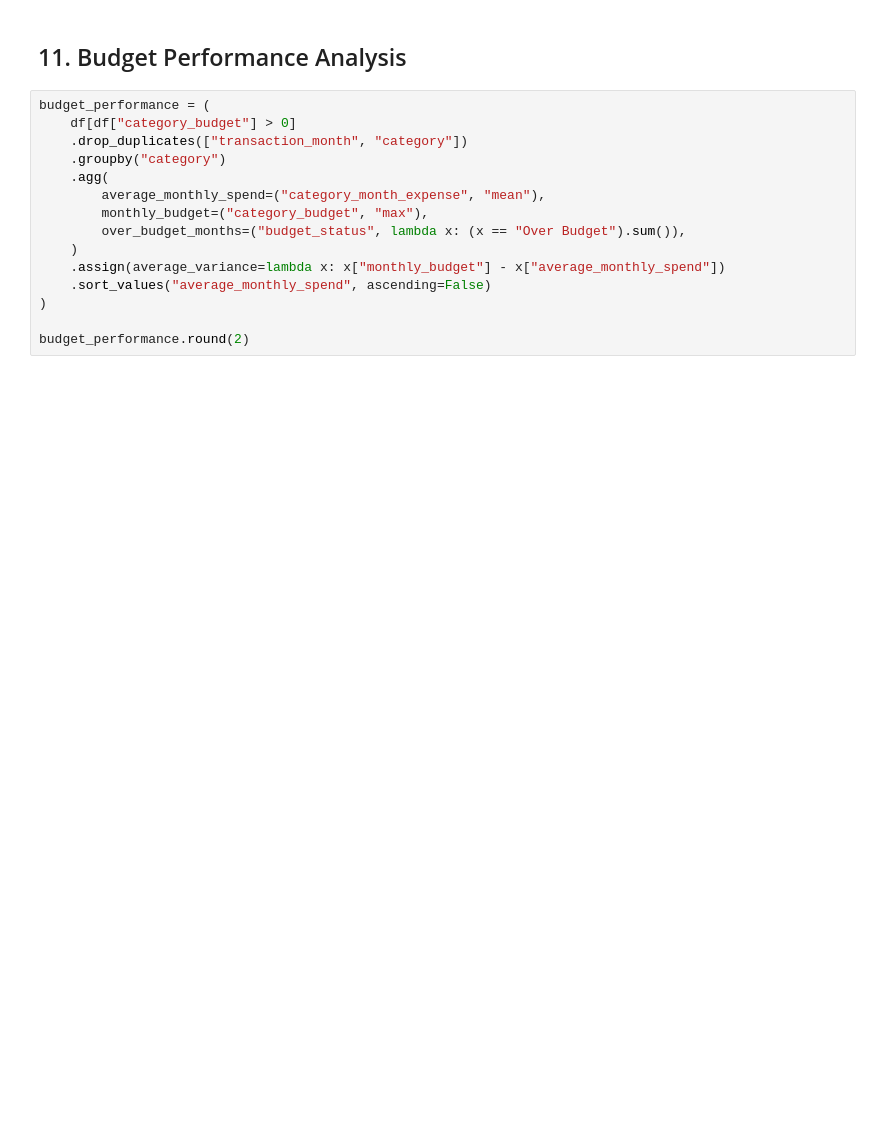
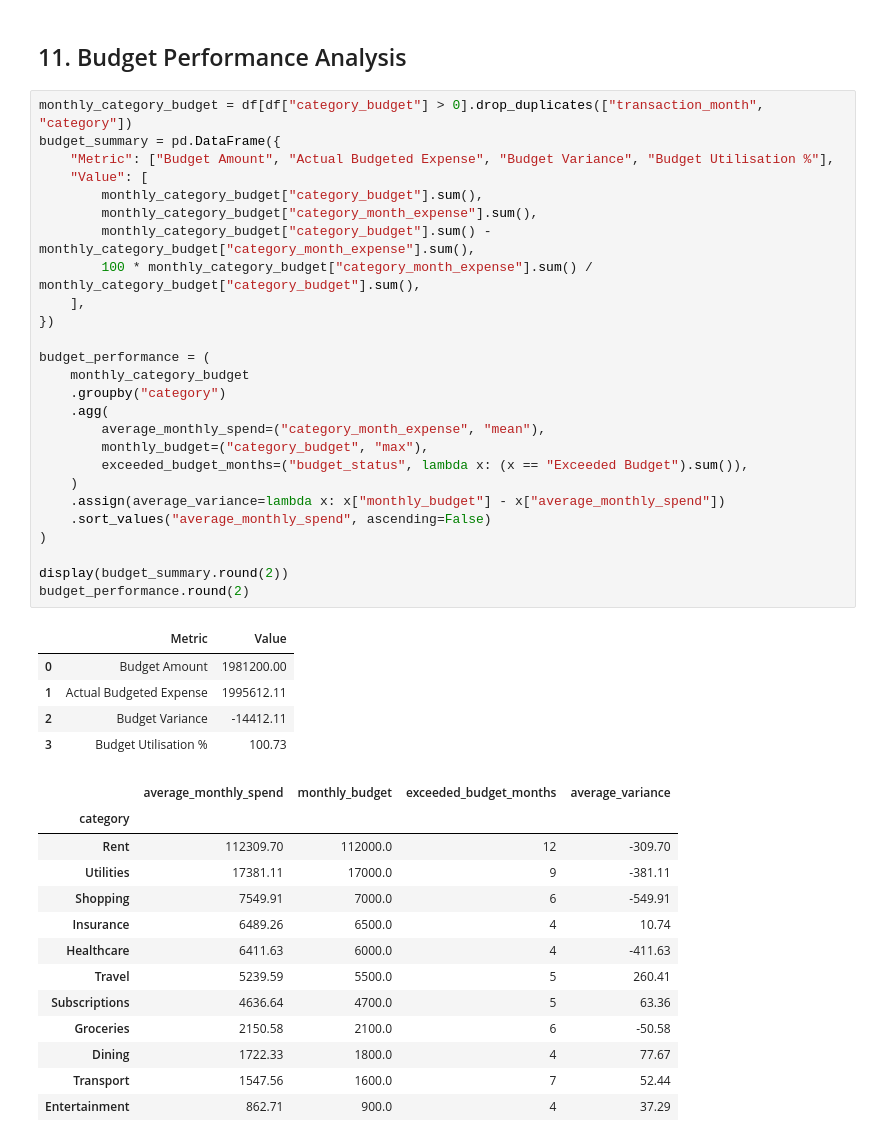
Before and after one commit to sjkali22/financial-transactions-analytics-dashboard, a Jupyter notebook: notebooks/transaction_analysis.ipynb, the cells around one changed output. Cells and saved outputs as stored; diff of their text form; blank space fills up the shorter version.

```diff
--- a/notebooks/transaction_analysis.ipynb
+++ b/notebooks/transaction_analysis.ipynb
@@ -155,20 +304,50 @@ plt.show()
 # %% [markdown]
 ## 11. Budget Performance Analysis
 # %%
+monthly_category_budget = df[df["category_budget"] > 0].drop_duplicates(["transaction_month", "category"])
+budget_summary = pd.DataFrame({
+    "Metric": ["Budget Amount", "Actual Budgeted Expense", "Budget Variance", "Budget Utilisation %"],
+    "Value": [
+        monthly_category_budget["category_budget"].sum(),
+        monthly_category_budget["category_month_expense"].sum(),
+        monthly_category_budget["category_budget"].sum() - monthly_category_budget["category_month_expense"].sum(),
+        100 * monthly_category_budget["category_month_expense"].sum() / monthly_category_budget["category_budget"].sum(),
+    ],
+})
+
 budget_performance = (
-    df[df["category_budget"] > 0]
-    .drop_duplicates(["transaction_month", "category"])
+    monthly_category_budget
     .groupby("category")
     .agg(
         average_monthly_spend=("category_month_expense", "mean"),
         monthly_budget=("category_budget", "max"),
-        over_budget_months=("budget_status", lambda x: (x == "Over Budget").sum()),
+        exceeded_budget_months=("budget_status", lambda x: (x == "Exceeded Budget").sum()),
     )
     .assign(average_variance=lambda x: x["monthly_budget"] - x["average_monthly_spend"])
     .sort_values("average_monthly_spend", ascending=False)
 )
 
+display(budget_summary.round(2))
 budget_performance.round(2)
+# %% [output]
+|  | Metric | Value |
+| 0 | Budget Amount | 1981200.00 |
+| 1 | Actual Budgeted Expense | 1995612.11 |
+| 2 | Budget Variance | -14412.11 |
+| 3 | Budget Utilisation % | 100.73 |
+|  | average_monthly_spend | monthly_budget | exceeded_budget_months | average_variance |
+| category |  |  |  |  |
+| Rent | 112309.70 | 112000.0 | 12 | -309.70 |
+| Utilities | 17381.11 | 17000.0 | 9 | -381.11 |
+| Shopping | 7549.91 | 7000.0 | 6 | -549.91 |
+| Insurance | 6489.26 | 6500.0 | 4 | 10.74 |
+| Healthcare | 6411.63 | 6000.0 | 4 | -411.63 |
+| Travel | 5239.59 | 5500.0 | 5 | 260.41 |
+| Subscriptions | 4636.64 | 4700.0 | 5 | 63.36 |
+| Groceries | 2150.58 | 2100.0 | 6 | -50.58 |
+| Dining | 1722.33 | 1800.0 | 4 | 77.67 |
+| Transport | 1547.56 | 1600.0 | 7 | 52.44 |
+| Entertainment | 862.71 | 900.0 | 4 | 37.29 |
 # %% [markdown]
 ## 12. Final Insights
 
```
Also changed, not shown: parts of 17 cells of this notebook, 16 other files.
